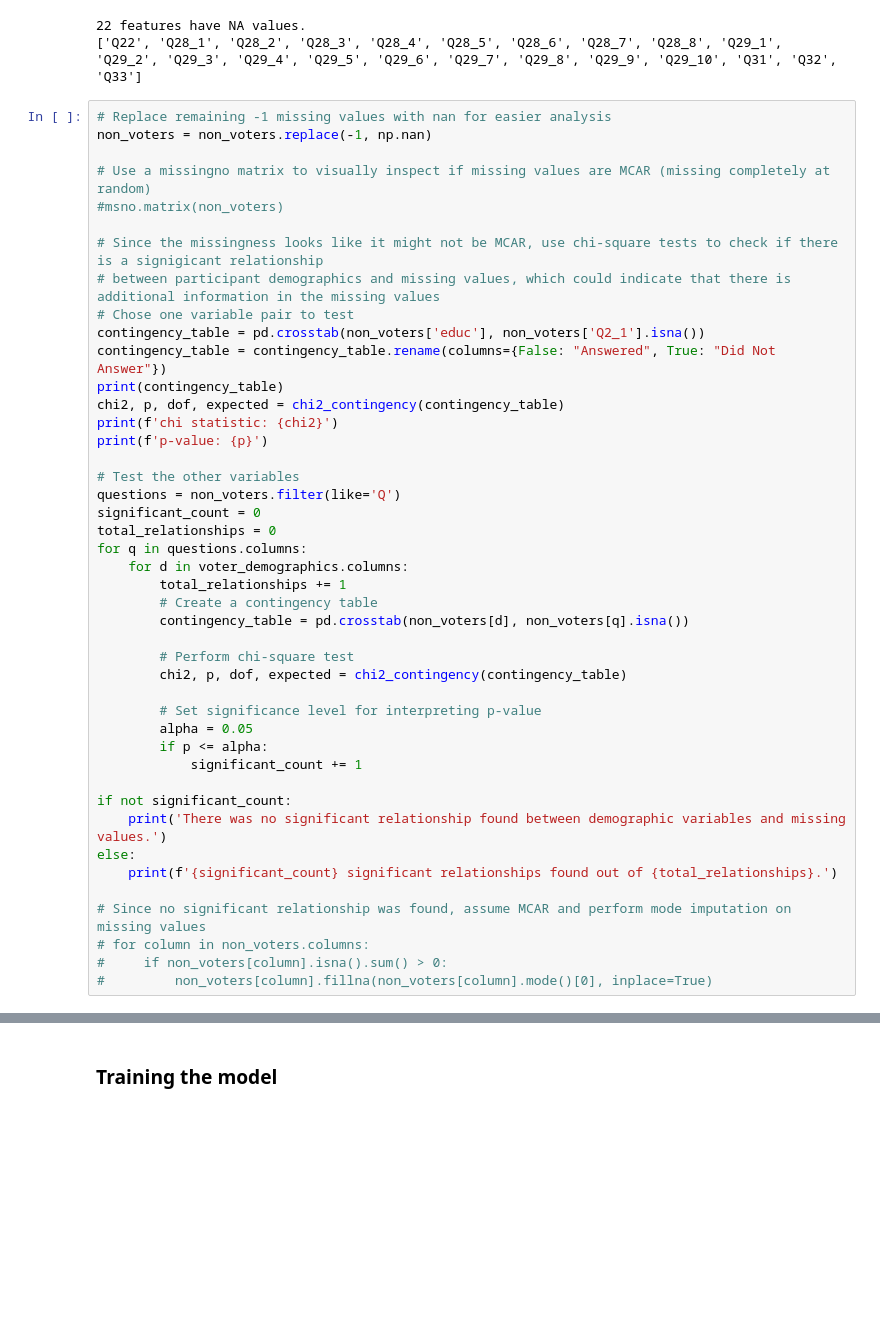
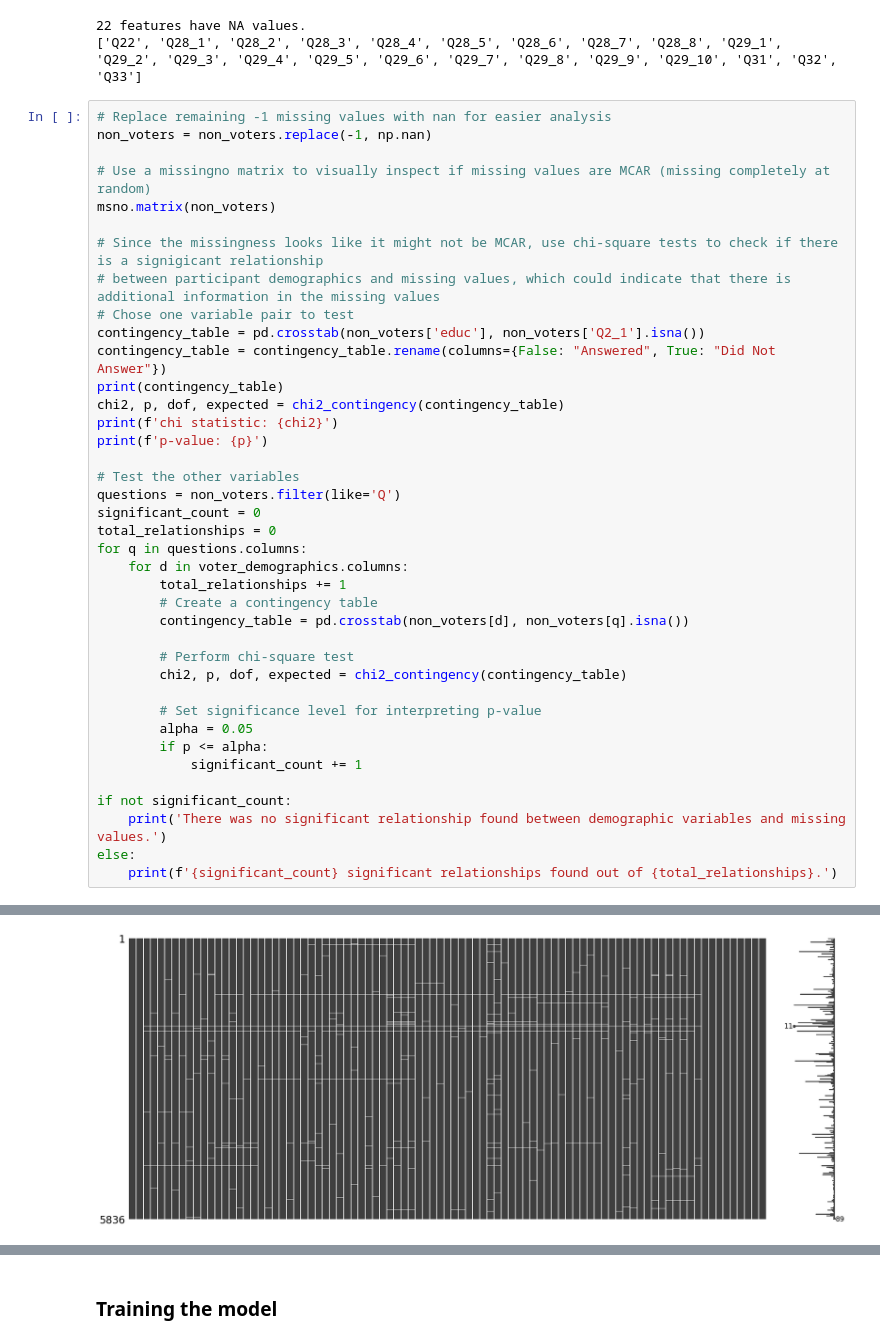
Before and after one commit to julietlawton/Predicting-Voting-Behavior, a Jupyter notebook: predicting_voting_behavior.ipynb, the cells around one changed output, grey strips where cells are left out. Cells and saved outputs as stored; diff of their text form; blank space fills up the shorter version.

```diff
--- a/predicting_voting_behavior.ipynb
+++ b/predicting_voting_behavior.ipynb
@@ -195,7 +235,7 @@ non_voters.drop(na_columns, axis=1, inplace=True)
 non_voters = non_voters.replace(-1, np.nan)
 
 # Use a missingno matrix to visually inspect if missing values are MCAR (missing completely at random)
-#msno.matrix(non_voters)
+msno.matrix(non_voters)
 
 # Since the missingness looks like it might not be MCAR, use chi-square tests to check if there is a signigicant relationship
 # between participant demographics and missing values, which could indicate that there is additional information in the missing values
@@ -211,35 +251,31 @@ print(f'p-value: {p}')
 questions = non_voters.filter(like='Q')
 significant_count = 0
 total_relationships = 0
 for q in questions.columns:
     for d in voter_demographics.columns:
         total_relationships += 1
         # Create a contingency table
         contingency_table = pd.crosstab(non_voters[d], non_voters[q].isna())
 
         # Perform chi-square test
         chi2, p, dof, expected = chi2_contingency(contingency_table)
 
         # Set significance level for interpreting p-value
         alpha = 0.05
         if p <= alpha:
             significant_count += 1
 
 if not significant_count:
     print('There was no significant relationship found between demographic variables and missing values.')
 else:
     print(f'{significant_count} significant relationships found out of {total_relationships}.')
-
-# Since no significant relationship was found, assume MCAR and perform mode imputation on missing values
-# for column in non_voters.columns:
-#     if non_voters[column].isna().sum() > 0:
-#         non_voters[column].fillna(non_voters[column].mode()[0], inplace=True)
 # %% [output]
 Q2_1                 Answered  Did Not Answer
 educ
 High school or less      1773              23
 Some college             1704               6
 College                  2324               6
 chi statistic: 20.321547041372234
 p-value: 3.865735433536265e-05
 185 significant relationships found out of 624.
+[figure, added]
```
Also changed, not shown: parts of 12 cells of this notebook, 1 other file.
